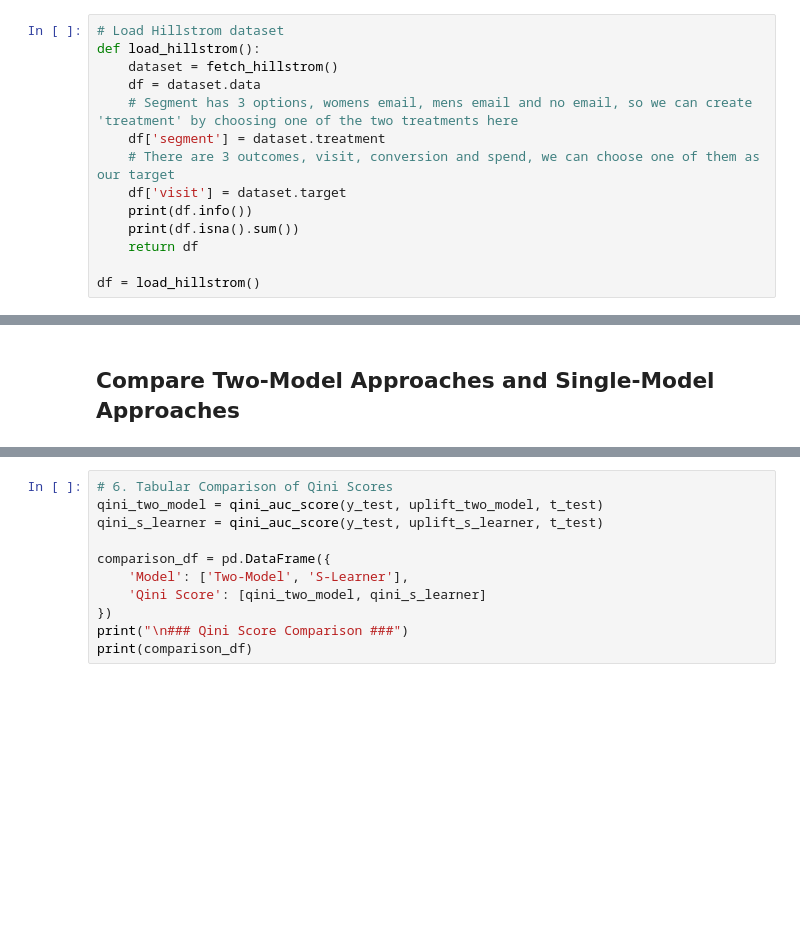
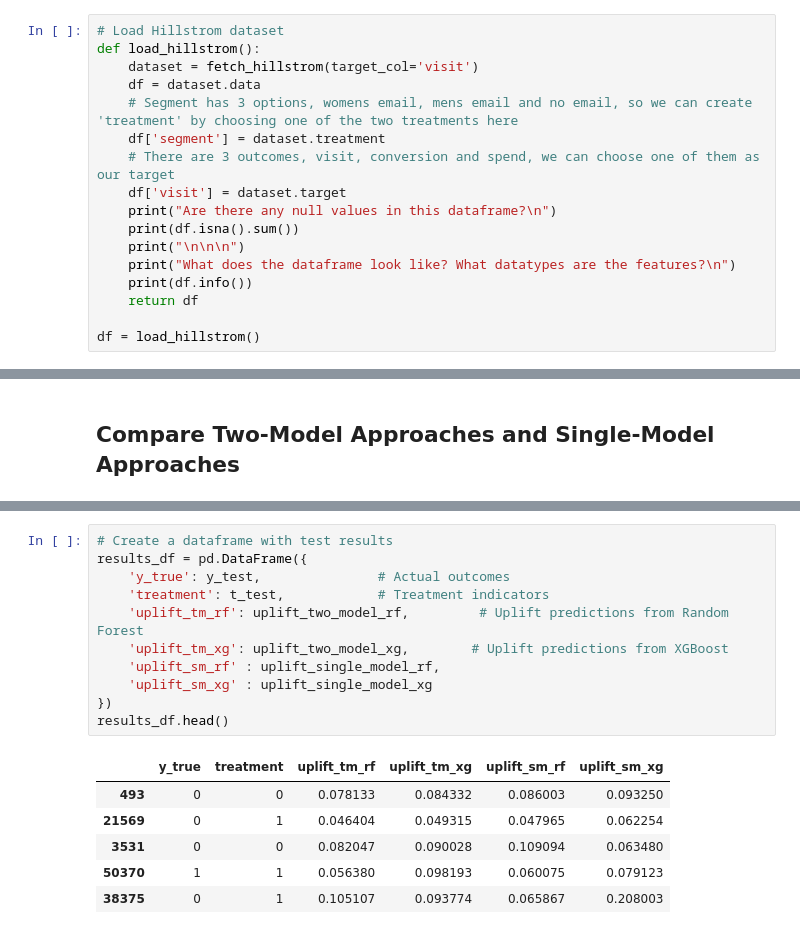
Before and after one commit to jwalluww/Medium_Articles, a Jupyter notebook: CausalInference/CauasalMLUpliftPart1.ipynb, the cells around one changed output, grey strips where cells are left out. Saved outputs shown, nothing was run; the diff lists cells and outputs as text; blank space fills up the shorter version.

```diff
--- a/CausalInference/CauasalMLUpliftPart1.ipynb
+++ b/CausalInference/CauasalMLUpliftPart1.ipynb
@@ -64,14 +19,17 @@ from causalml.metrics import auuc_score
 # %%
 # Load Hillstrom dataset
 def load_hillstrom():
-    dataset = fetch_hillstrom()
+    dataset = fetch_hillstrom(target_col='visit')
     df = dataset.data
     # Segment has 3 options, womens email, mens email and no email, so we can create 'treatment' by choosing one of the two treatments here
     df['segment'] = dataset.treatment
     # There are 3 outcomes, visit, conversion and spend, we can choose one of them as our target
     df['visit'] = dataset.target
+    print("Are there any null values in this dataframe?\n")
+    print(df.isna().sum())
+    print("\n\n\n")
+    print("What does the dataframe look like? What datatypes are the features?\n")
     print(df.info())
-    print(df.isna().sum())
     return df
 
 df = load_hillstrom()
@@ -562,11 +565,18 @@ NameError: name 'uplift_two_model' is not defined
-# %%
-# 6. Tabular Comparison of Qini Scores
-qini_two_model = qini_auc_score(y_test, uplift_two_model, t_test)
-qini_s_learner = qini_auc_score(y_test, uplift_s_learner, t_test)
-
-comparison_df = pd.DataFrame({
-    'Model': ['Two-Model', 'S-Learner'],
-    'Qini Score': [qini_two_model, qini_s_learner]
-})
-print("\n### Qini Score Comparison ###")
-print(comparison_df)
+# %%
+# Create a dataframe with test results
+results_df = pd.DataFrame({
+    'y_true': y_test,               # Actual outcomes
+    'treatment': t_test,            # Treatment indicators
+    'uplift_tm_rf': uplift_two_model_rf,         # Uplift predictions from Random Forest
+    'uplift_tm_xg': uplift_two_model_xg,        # Uplift predictions from XGBoost
+    'uplift_sm_rf' : uplift_single_model_rf,
+    'uplift_sm_xg' : uplift_single_model_xg
+})
+results_df.head()
+# %% [output]
+|  | y_true | treatment | uplift_tm_rf | uplift_tm_xg | uplift_sm_rf | uplift_sm_xg |
+| 493 | 0 | 0 | 0.078133 | 0.084332 | 0.086003 | 0.093250 |
+| 21569 | 0 | 1 | 0.046404 | 0.049315 | 0.047965 | 0.062254 |
+| 3531 | 0 | 0 | 0.082047 | 0.090028 | 0.109094 | 0.063480 |
+| 50370 | 1 | 1 | 0.056380 | 0.098193 | 0.060075 | 0.079123 |
+| 38375 | 0 | 1 | 0.105107 | 0.093774 | 0.065867 | 0.208003 |
```
Also changed, not shown: parts of 32 cells of this notebook.
